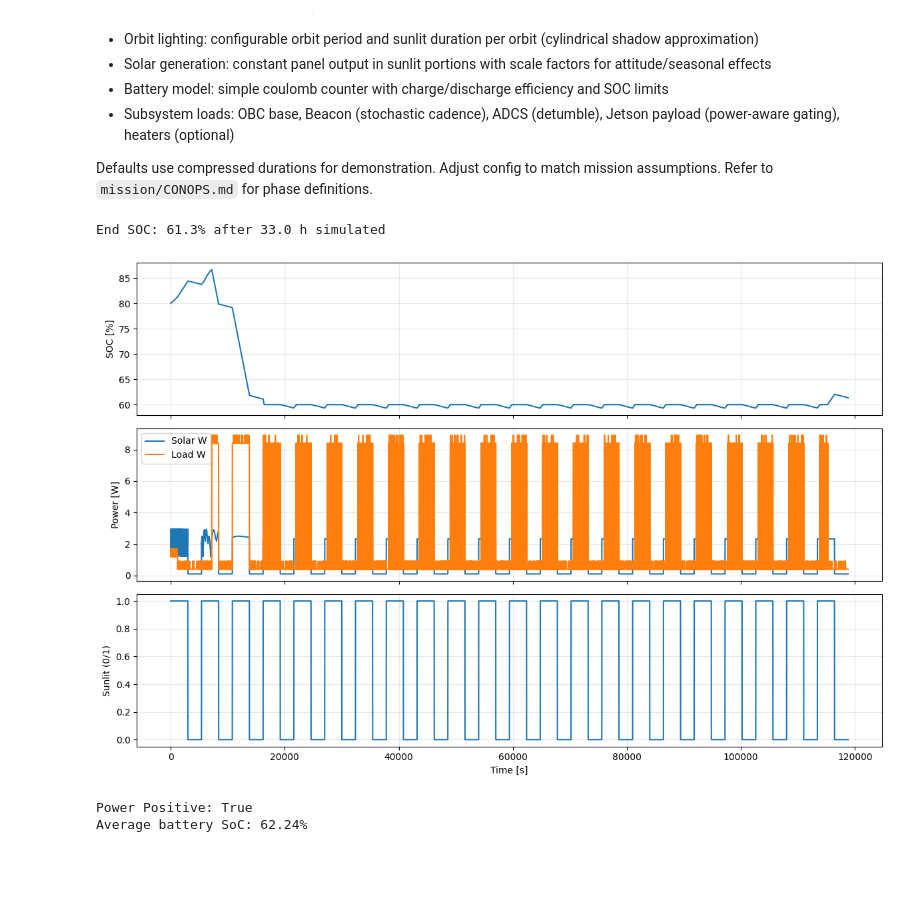
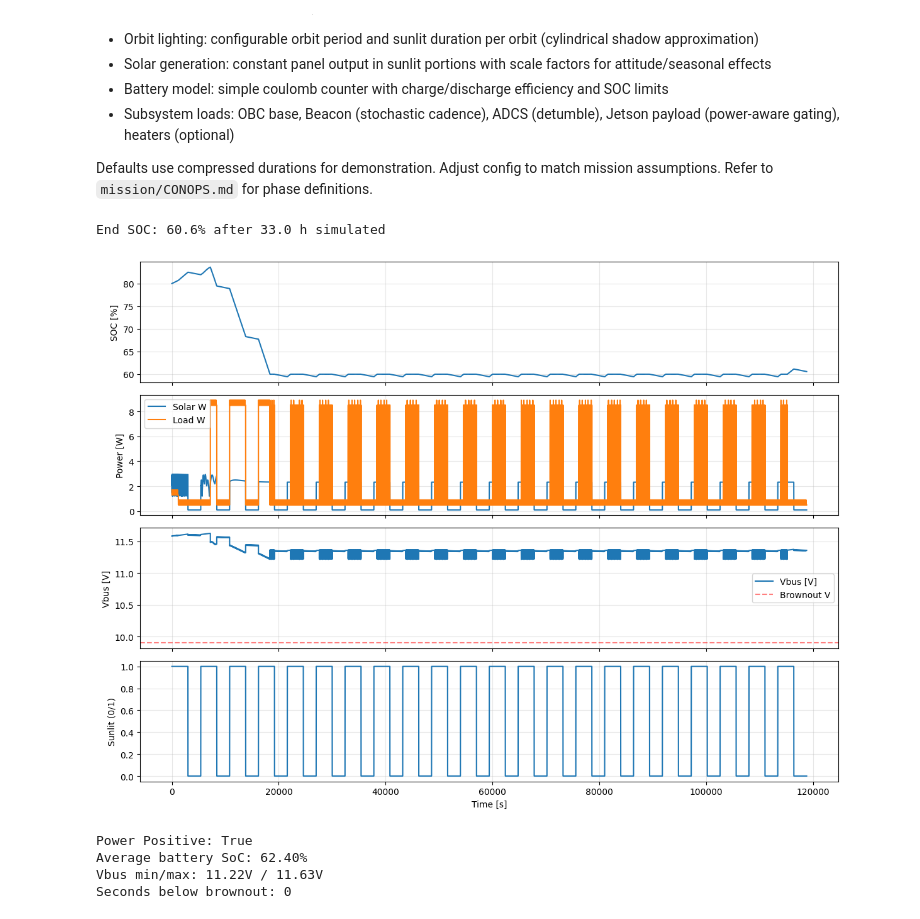
Before and after one commit to cheesejaguar/SMART-QSO, a Jupyter notebook: software/simulation/notebooks/power_energy_sim.ipynb, the cells around one changed output. Cells and saved outputs as stored; diff of their text form; code cells hidden in the pictures; blank space fills up the shorter version.

Commit message:
feat: enhance power energy simulation notebook with new battery voltage modeling, brownout protection, and additional logging for bus voltage and current

```diff
--- a/software/simulation/notebooks/power_energy_sim.ipynb
+++ b/software/simulation/notebooks/power_energy_sim.ipynb
@@ -31,6 +31,13 @@ class BatteryConfig:
     charge_eff: float = 0.95
     discharge_eff: float = 0.95
     soc_min: float = 0.05         # 5% reserve
+    series_cells: int = 3         # S-pack count
+    r_internal_ohm: float = 0.25  # pack internal resistance [ohm]
+    v_cell_min: float = 3.0
+    v_cell_plateau_low: float = 3.6
+    v_cell_plateau_high: float = 3.9
+    v_cell_max: float = 4.2
+    v_brownout_v: float = 9.9     # bus brownout threshold [V]
 
 @dataclass
 class LoadsConfig:
@@ -205,6 +245,10 @@ def solar_scale_from_tumbling(t: int, q_b2i: np.ndarray, cfg: TipOffConfig) -> t
 import numpy as np
 
 bt = Battery(batt)
+
+# Logs for voltage/current
+v_bus_log = np.zeros(T_total, dtype=float)
+i_bus_log = np.zeros(T_total, dtype=float)
 
 # Initial attitude quaternion (body->inertial); start identity
 q_b2i = np.array([1.0, 0.0, 0.0, 0.0], dtype=float)
@@ -268,42 +312,65 @@ for t in range(T_total):
     if (bt.soc >= SOC_JETSON_EN) and sun and (phase in ("COMMISSIONING", "NOMINAL")):
         p_load += loads.jetson_w
 
+    # Estimate bus voltage with IR drop given instantaneous net draw (load minus solar)
+    net_w = solar_w - p_load
+    v_bus = bt.bus_voltage(load_w=max(0.0, p_load - solar_w))
+
+    # Brownout protection: if bus below threshold, shed Jetson and ADCS detumble (keep only OBC + beacon idle + heaters)
+    if v_bus < batt.v_brownout_v:
+        # Recompute p_load with minimal set
+        p_load = loads.obc_w + loads.beacon_idle_w + loads.heaters_w
+        # If sunlit, add TX duty if it happens this second
+        if is_beacon_tx_second(t, beacon):
+            p_load += max(0.0, loads.beacon_tx_w - loads.beacon_idle_w)
+        # Recompute bus voltage after shedding
+        v_bus = bt.bus_voltage(load_w=max(0.0, p_load - solar_w))
+
+    # Apply energy update using net power
     net_w = solar_w - p_load
     if net_w >= 0:
         bt.charge(net_w, orbit.sim_dt_s)
     else:
         bt.discharge(-net_w, orbit.sim_dt_s)
 
+    # Log
     soc_log[t] = bt.soc
     load_w_log[t] = p_load
     solar_w_log[t] = solar_w
+    v_bus_log[t] = v_bus
+    i_bus_log[t] = 0.0 if v_bus <= 1e-9 else max(0.0, p_load - solar_w) / v_bus
     mode_log.append(phase)
 
 # Simple summary
 print(f"End SOC: {bt.soc*100:.1f}% after {T_total/3600:.1f} h simulated")
 # %% [output]
-End SOC: 61.3% after 33.0 h simulated
+End SOC: 60.6% after 33.0 h simulated
 # %%
 # Plot results
 import matplotlib.pyplot as plt
 
-fig, ax = plt.subplots(3, 1, figsize=(12, 8), sharex=True)
+fig, ax = plt.subplots(4, 1, figsize=(12, 9), sharex=True)
 ax[0].plot(soc_log*100.0)
 ax[0].set_ylabel('SOC [%]')
 ax[0].grid(True, alpha=0.3)
 
 ax[1].plot(solar_w_log, label='Solar W')
 ax[1].plot(load_w_log, label='Load W')
 ax[1].legend(); ax[1].set_ylabel('Power [W]')
 ax[1].grid(True, alpha=0.3)
 
-ax[2].plot([1 if is_sunlit(t, orbit) else 0 for t in range(len(soc_log))])
-ax[2].set_ylabel('Sunlit (0/1)'); ax[2].set_xlabel('Time [s]')
+ax[2].plot(v_bus_log, label='Vbus [V]')
+ax[2].axhline(batt.v_brownout_v, color='r', linestyle='--', alpha=0.5, label='Brownout V')
+ax[2].legend(); ax[2].set_ylabel('Vbus [V]')
 ax[2].grid(True, alpha=0.3)
+
+ax[3].plot([1 if is_sunlit(t, orbit) else 0 for t in range(len(soc_log))])
+ax[3].set_ylabel('Sunlit (0/1)'); ax[3].set_xlabel('Time [s]')
+ax[3].grid(True, alpha=0.3)
 plt.tight_layout()
 plt.show()
 # %% [output]
-[figure, old version]
+[figure, new version]
 # %%
 # Metrics summary
 # Power Positive: True if SoC never dips below the configured reserve (e.g., 5%)
@@ -314,6 +381,15 @@ avg_soc = float(np.mean(soc_log))
 
 print("Power Positive:", power_positive)
 print(f"Average battery SoC: {avg_soc*100:.2f}%")
+
+# Additional metrics
+min_vbus = float(np.min(v_bus_log))
+max_vbus = float(np.max(v_bus_log))
+num_brownouts = int(np.sum(v_bus_log < batt.v_brownout_v))
+print(f"Vbus min/max: {min_vbus:.2f}V / {max_vbus:.2f}V")
+print(f"Seconds below brownout: {num_brownouts}")
 # %% [output]
 Power Positive: True
-Average battery SoC: 62.24%
+Average battery SoC: 62.40%
+Vbus min/max: 11.22V / 11.63V
+Seconds below brownout: 0
```
Also changed, not shown: parts of 2 cells of this notebook.
